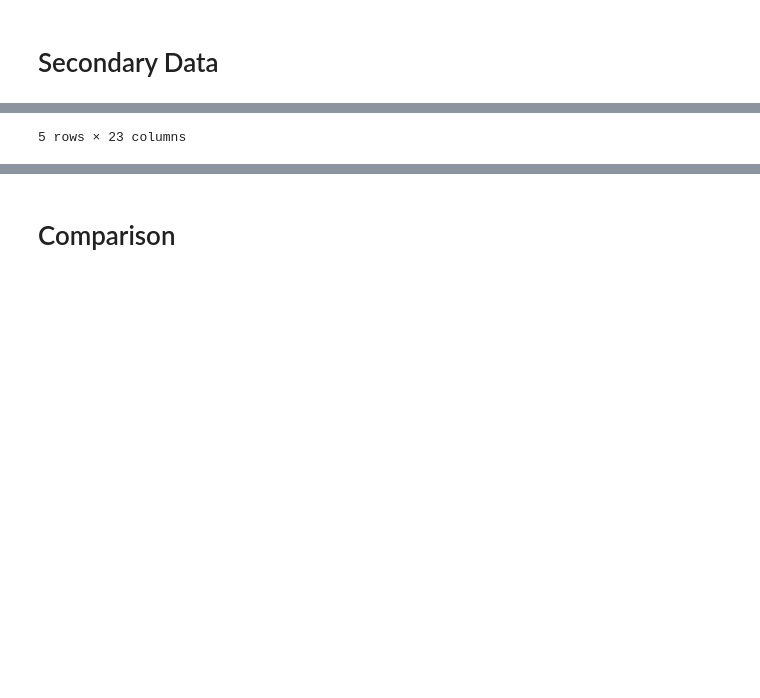
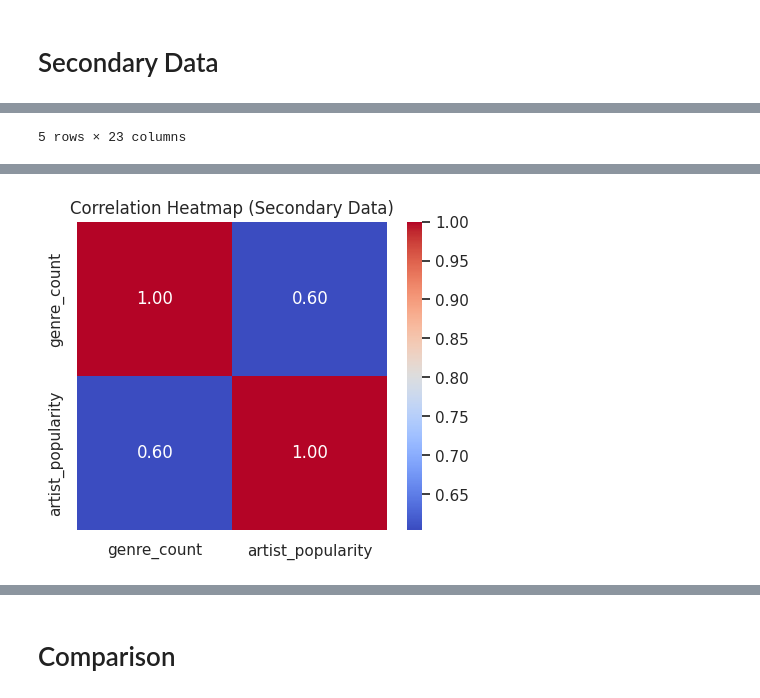
Before and after one commit to aljoharas/datascience, a Jupyter notebook: spotifyproject.ipynb, the cells around one changed output, grey strips where cells are left out. Saved outputs shown, nothing was run; the diff lists cells and outputs as text; code cells hidden in the pictures; blank space fills up the shorter version.

Commit message:
Created using Colab removed duplicate artists

```diff
--- a/spotifyproject.ipynb
+++ b/spotifyproject.ipynb
@@ -375,21 +372,35 @@ Despite using an API, we are treating this as data as primary since we actively
 # %% [markdown]
 # Secondary Data
 # %%
-#secondary data eda
+# =============================
+# SECONDARY DATA EDA (with duplicate artist removal)
+# =============================
 
-#import data library
+# --- Import Libraries ---
 import pandas as pd
 import seaborn as sns
 import matplotlib.pyplot as plt
 
-
+# --- Load Dataset ---
 sec = pd.read_csv('https://raw.githubusercontent.com/aljoharas/datascience/refs/heads/main/charts/spotifydataset.csv')
-
-print("🔹 Loaded dataset shape:", sec.shape)
-print("🔹 Columns:", sec.columns.tolist())
+print(f"✅ Loaded dataset: {sec.shape[0]} rows, {sec.shape[1]} columns")
 display(sec.head())
 
+# --- Remove Duplicate Artists ---
+# Try to drop duplicates based on unique artist identifiers (if available)
+# Common fields: 'artist_name', 'artist_url', or 'id'
+if 'artist_url' in sec.columns:
+    sec.drop_duplicates(subset='artist_url', inplace=True)
+elif 'artist_name' in sec.columns:
+    sec.drop_duplicates(subset='artist_name', inplace=True)
+elif 'id' in sec.columns:
+    sec.drop_duplicates(subset='id', inplace=True)
+
+print(f"🧹 After removing duplicate artists: {len(sec)} unique artists remain.")
+
+# --- Data Cleaning & Feature Engineering ---
 def count_genres(entry):
+    """Count number of genres per artist entry."""
     if pd.isna(entry) or entry == '':
         return 0
     if isinstance(entry, list):
@@ -398,80 +409,58 @@ def count_genres(entry):
         return len([g.strip() for g in entry.split(',') if g.strip()])
     return 0
 
+# Calculate genre count and category
 sec['genre_count'] = sec['genres'].apply(count_genres)
-sec['genre_category'] = sec['genre_count'].apply(
-    lambda x: 'single-genre' if x <= 1 else 'multi-genre'
-)
+sec['genre_category'] = sec['genre_count'].apply(lambda x: 'single-genre' if x <= 1 else 'multi-genre')
 
+# Convert popularity column to numeric and remove invalid rows
+sec['artist_popularity'] = pd.to_numeric(sec['artist_popularity'], errors='coerce')
+sec.dropna(subset=['artist_popularity', 'genre_count'], inplace=True)
 
-sec['artist_popularity'] = pd.to_numeric(sec['artist_popularity'], errors='coerce')
+print(f"✅ Cleaned dataset: {len(sec)} valid rows after removing missing values.")
 
-# Drop rows with missing values in key columns
-sec = sec.dropna(subset=['artist_popularity', 'genre_count'])
-
-print("\n✅ Added 'genre_count' and 'genre_category'.")
-display(sec[['genres', 'genre_count', 'genre_category', 'artist_popularity']].head())
-
-# Step 1: Summary Statistics
-print("===== Descriptive Statistics =====")
+# --- Summary Statistics ---
+print("\n===== Descriptive Statistics =====")
 display(sec[['artist_popularity', 'genre_count']].describe())
 
-
-# Step 1.2: Correlation Analysis
-print("===== Correlation Analysis =====")
-corr = sec[['genre_count', 'artist_popularity']].corr()
-sns.heatmap(corr, annot=True, cmap='coolwarm')
+# --- Correlation Analysis ---
+plt.figure(figsize=(5,4))
+sns.heatmap(sec[['genre_count', 'artist_popularity']].corr(), annot=True, cmap='coolwarm', fmt=".2f")
 plt.title('Correlation Heatmap (Secondary Data)')
 plt.show()
 
-# Step 3: Boxplot - Popularity by Genre Category
-print("===== Boxplot - Popularity by Genre Category =====")
+# --- Popularity by Genre Category ---
 plt.figure(figsize=(8,6))
-sns.boxplot(x='genre_category', y='artist_popularity', data=sec)
+sns.boxplot(x='genre_category', y='artist_popularity', data=sec, palette='Set2')
 plt.title('Popularity by Genre Category (Secondary Data)')
 plt.xlabel('Genre Category')
-plt.ylabel('Popularity')
+plt.ylabel('Artist Popularity')
 plt.show()
 
-
-# Step 4: Scatter Plot - Popularity vs Number of Genres
-print("===== Scatter Plot - Popularity vs Number of Genres =====")
+# --- Popularity vs Number of Genres (Scatter + Regression) ---
 plt.figure(figsize=(8,6))
-sns.scatterplot(x='genre_count', y='artist_popularity', data=sec)
+sns.regplot(x='genre_count', y='artist_popularity', data=sec,
+            scatter_kws={'s':50, 'alpha':0.6}, line_kws={'color':'red'})
 plt.title('Popularity vs Number of Genres (Secondary Data)')
 plt.xlabel('Number of Genres')
-plt.ylabel('Popularity')
+plt.ylabel('Artist Popularity')
 plt.show()
 
-
-# Step 5: Histogram of Popularity
-print("===== Histogram of Artist Popularity =====")
+# --- Distribution of Popularity ---
 plt.figure(figsize=(8,6))
-sns.histplot(sec['artist_popularity'], bins=20, kde=True)
+sns.histplot(sec['artist_popularity'], bins=20, kde=True, color='skyblue')
 plt.title('Distribution of Artist Popularity (Secondary Data)')
 plt.xlabel('Popularity')
 plt.ylabel('Number of Artists')
 plt.show()
 
-
-# Step 6: Countplot of Genre Categories
-print("===== Count of Single-Genre vs Multi-Genre Artists =====")
+# --- Count of Single vs Multi-Genre Artists ---
 plt.figure(figsize=(6,4))
-sns.countplot(x='genre_category', data=sec)
-plt.title('Number of Single-Genre vs Multi-Genre Artists (Secondary Data)')
+sns.countplot(x='genre_category', data=sec, palette='pastel')
+plt.title('Single-Genre vs Multi-Genre Artists (Secondary Data)')
 plt.xlabel('Genre Category')
 plt.ylabel('Number of Artists')
 plt.show()
 
-
-# Step 7: Scatter with Regression Line
-print("===== Scatter with Regression Line =====")
-plt.figure(figsize=(8,6))
-sns.regplot(x='genre_count', y='artist_popularity', data=sec, scatter_kws={'s':50}, line_kws={'color':'red'})
-plt.title('Popularity vs Number of Genres (Secondary Data)')
-plt.xlabel('Number of Genres')
-plt.ylabel('Popularity')
-plt.show()
-
-print("✅ All analysis and visualizations completed for secondary data.")
+print("✅ EDA complete — duplicates removed and all visualizations generated successfully.")
 # %% [output]
@@ -493,0 +488 @@ print("✅ All analysis and visualizations completed for secondary data.")
+[figure, new version]
```
Also changed, not shown: parts of 7 cells of this notebook.
